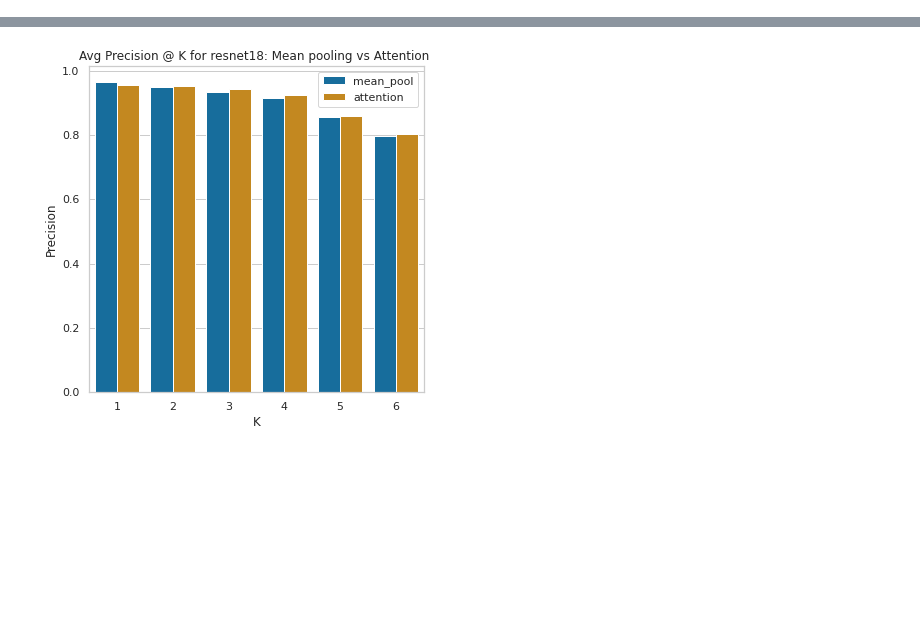
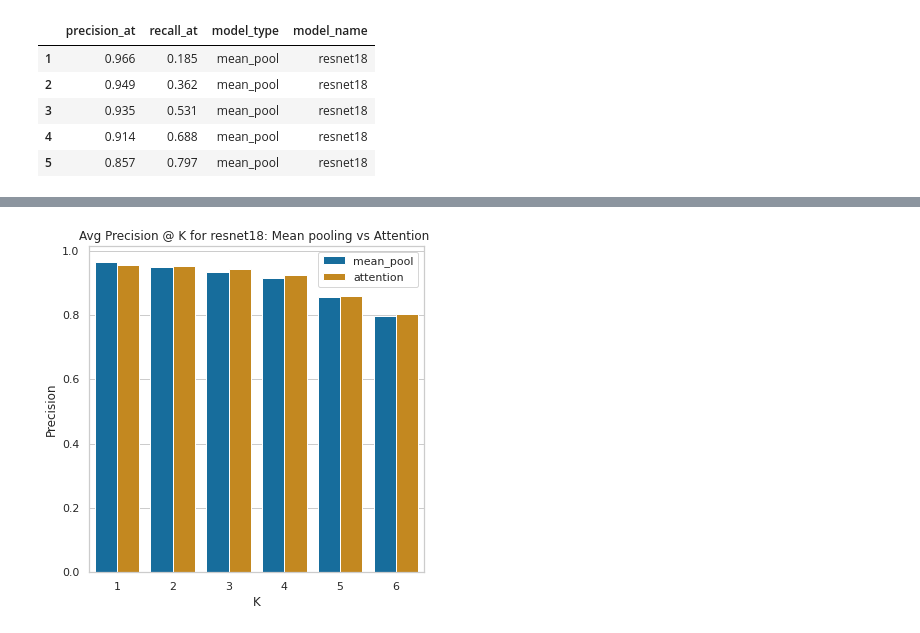
Before and after one commit to MridulaMaddukuri/MIML, a Jupyter notebook: notebooks/results_yelp.ipynb, the cells around one changed output, grey strips where cells are left out. Saved outputs shown, nothing was run; the diff lists cells and outputs as text; code cells hidden in the pictures; blank space fills up the shorter version.

```diff
--- a/notebooks/results_yelp.ipynb
+++ b/notebooks/results_yelp.ipynb
@@ -149,0 +198,9 @@ exp_result_df['model'] = exp_result_df['model_type']+'_'+exp_result_df['model_na
+# %%
+exp_result_df.head()
+# %% [output]
+|  | precision_at | recall_at | model_type | model_name |
+| 1 | 0.966 | 0.185 | mean_pool | resnet18 |
+| 2 | 0.949 | 0.362 | mean_pool | resnet18 |
+| 3 | 0.935 | 0.531 | mean_pool | resnet18 |
+| 4 | 0.914 | 0.688 | mean_pool | resnet18 |
+| 5 | 0.857 | 0.797 | mean_pool | resnet18 |
```
Also changed, not shown: parts of 11 cells of this notebook, 10 other files.
